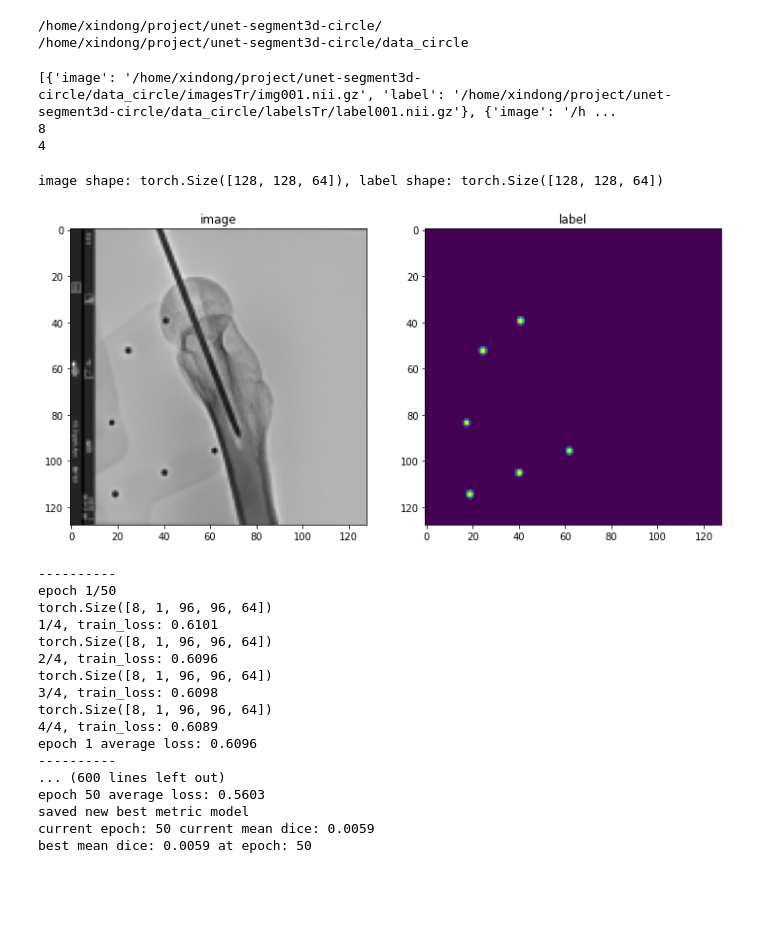
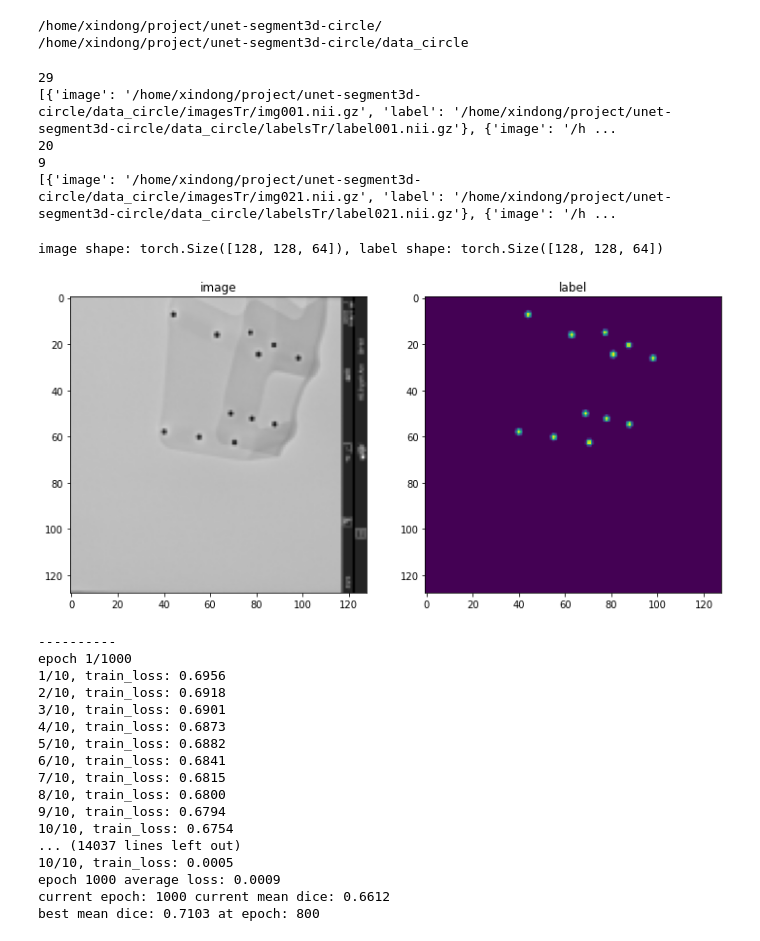
Before and after one commit to bxdai/unet-segment3d-circle, a Jupyter notebook: unet-segment-circle.ipynb, the cells around one changed output. Drawn from its saved outputs; the diff is of its cells as text; code cells hidden in the pictures; blank space fills up the shorter version.

Commit message:
udpate train

```diff
--- a/unet-segment-circle.ipynb
+++ b/unet-segment-circle.ipynb
@@ -50,15 +50,19 @@ data_dicts = [
     {"image": image_name, "label": label_name}
     for image_name, label_name in zip(train_images, train_labels)
 ]
-train_files, val_files = data_dicts[:-4], data_dicts[-4:]
+print(len(data_dicts))
+train_files, val_files = data_dicts[:20], data_dicts[-9:]
 
 print(train_files)
 print(len(train_files))
 print(len(val_files))
+print(val_files)
 # %% [output]
+29
 [{'image': '/home/xindong/project/unet-segment3d-circle/data_circle/imagesTr/img001.nii.gz', 'label': '/home/xindong/project/unet-segment3d-circle/data_circle/labelsTr/label001.nii.gz'}, {'image': '/h ...
-8
-4
+20
+9
+[{'image': '/home/xindong/project/unet-segment3d-circle/data_circle/imagesTr/img021.nii.gz', 'label': '/home/xindong/project/unet-segment3d-circle/data_circle/labelsTr/label021.nii.gz'}, {'image': '/h ...
 # %%
 set_determinism(seed=0)
 # %%
@@ -69,12 +73,11 @@ train_transforms = Compose(
         Resized(keys=['image', 'label'], spatial_size=(128,128,64)),
         #Spacingd(keys=["image", "label"], pixdim=(
         #    1.5, 1.5, 2.0), mode=("bilinear", "nearest")),
-        Orientationd(keys=["image", "label"], axcodes="RAS"),
+        #Orientationd(keys=["image", "label"], axcodes="RAS"),
         # ScaleIntensityRanged(
         #    keys=["image"], a_min=13000, a_max=35000,
         #    b_min=0.0, b_max=1.0, clip=True,
         # ),
-        ScaleIntensityd(keys='image'),
         CropForegroundd(keys=["image", "label"], source_key="image"),
         RandCropByPosNegLabeld(
             keys=["image", "label"],
@@ -93,24 +96,25 @@ train_transforms = Compose(
         #     prob=1.0, spatial_size=(96, 96, 96),
         #     rotate_range=(0, 0, np.pi/15),
         #     scale_range=(0.1, 0.1, 0.1)),
+        ScaleIntensityd(["image", "label"]),
         EnsureTyped(keys=["image", "label"]),
     ]
 )
 val_transforms = Compose(
     [
         LoadImaged(keys=["image", "label"]),
-
         EnsureChannelFirstd(keys=["image", "label"]),
         Resized(keys=['image', 'label'], spatial_size=(128,128,64)),
         #Spacingd(keys=["image", "label"], pixdim=(
         #    1.5, 1.5, 2.0), mode=("bilinear", "nearest")),
-        Orientationd(keys=["image", "label"], axcodes="RAS"),
+        #Orientationd(keys=["image", "label"], axcodes="RAS"),
         # ScaleIntensityRanged(
         #     keys=["image"], a_min=13000, a_max=35000,
         #     b_min=0.0, b_max=1.0, clip=True,
         # ),
+
+        CropForegroundd(keys=["image", "label"], source_key="image"),
         ScaleIntensityd(keys="image"),
-        CropForegroundd(keys=["image", "label"], source_key="image"),
         EnsureTyped(keys=["image", "label"]),
     ]
 )
@@ -142,22 +146,22 @@ val_transforms = Compose(
 # %%
 
 check_ds = Dataset(data=val_files, transform=val_transforms)
 check_loader = DataLoader(check_ds, batch_size=1)
 check_data = first(check_loader)
 image, label = (check_data["image"][0][0], check_data["label"][0][0])
 print(f"image shape: {image.shape}, label shape: {label.shape}")
 # plot the slice [:, :, 80]
 plt.figure("check", (12, 6))
 plt.subplot(1, 2, 1)
 plt.title("image")
-plt.imshow(image[:,:,1], cmap="gray")
+plt.imshow(image[:,:,63], cmap="gray")
 plt.subplot(1, 2, 2)
 plt.title("label")
-plt.imshow(label[:,:,1])
+plt.imshow(label[:,:,63])
 plt.show()
 # %% [output]
 image shape: torch.Size([128, 128, 64]), label shape: torch.Size([128, 128, 64])
-[figure, old version]
+[figure, new version]
 # %%
 train_ds = CacheDataset(
     data=train_files, transform=train_transforms,
@@ -188,7 +192,7 @@ loss_function = DiceLoss(to_onehot_y=True, softmax=True)
 optimizer = torch.optim.Adam(model.parameters(), 1e-4)
 dice_metric = DiceMetric(include_background=False, reduction="mean")
 # %%
-max_epochs = 50
+max_epochs = 1000
 val_interval = 2
 best_metric = -1
 best_metric_epoch = -1
@@ -210,7 +214,7 @@ for epoch in range(max_epochs):
             batch_data["label"].to(device),
         )
         optimizer.zero_grad()
-        print(inputs.shape)
+        #print(inputs.shape)
         outputs = model(inputs)
         loss = loss_function(outputs, labels)
         loss.backward()
@@ -231,7 +235,7 @@ for epoch in range(max_epochs):
                     val_data["image"].to(device),
                     val_data["label"].to(device),
                 )
-                roi_size = (96, 96, 64)
+                roi_size = (128, 128, 64)
                 sw_batch_size = 4
                 val_outputs = sliding_window_inference(
                     val_inputs, roi_size, sw_batch_size, model)
@@ -259,22 +263,22 @@ for epoch in range(max_epochs):
             )
 # %% [output]
 ----------
-epoch 1/50
-torch.Size([8, 1, 96, 96, 64])
-1/4, train_loss: 0.6101
-torch.Size([8, 1, 96, 96, 64])
-2/4, train_loss: 0.6096
-torch.Size([8, 1, 96, 96, 64])
-3/4, train_loss: 0.6098
-torch.Size([8, 1, 96, 96, 64])
-4/4, train_loss: 0.6089
-epoch 1 average loss: 0.6096
-----------
-... (600 lines left out)
-epoch 50 average loss: 0.5603
-saved new best metric model
-current epoch: 50 current mean dice: 0.0059
-best mean dice: 0.0059 at epoch: 50
+epoch 1/1000
+1/10, train_loss: 0.6956
+2/10, train_loss: 0.6918
+3/10, train_loss: 0.6901
+4/10, train_loss: 0.6873
+5/10, train_loss: 0.6882
+6/10, train_loss: 0.6841
+7/10, train_loss: 0.6815
+8/10, train_loss: 0.6800
+9/10, train_loss: 0.6794
+10/10, train_loss: 0.6754
+... (14037 lines left out)
+10/10, train_loss: 0.0005
+epoch 1000 average loss: 0.0009
+current epoch: 1000 current mean dice: 0.6612
+best mean dice: 0.7103 at epoch: 800
 # %%
 print(
     f"train completed, best_metric: {best_metric:.4f} "
```
Also changed, not shown: parts of 3 cells of this notebook.
